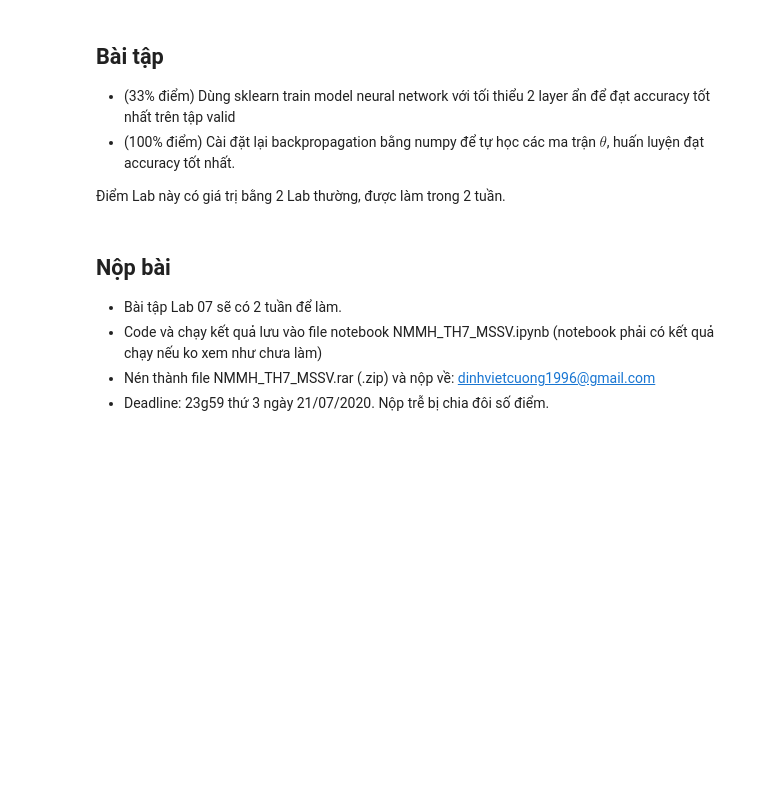
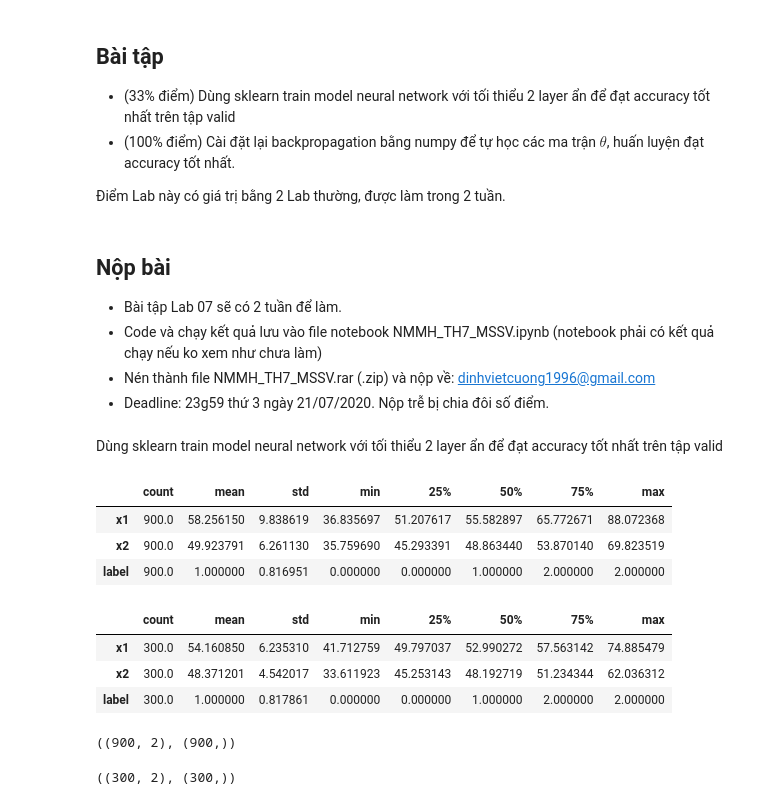
Before and after one commit to nhutnamhcmus/lab-machine-learning-solution, a Jupyter notebook: Lab07/Lab07.ipynb, the cells around one changed output. Cells and saved outputs as stored; diff of their text form; code cells hidden in the pictures; blank space fills up the shorter version.

```diff
--- a/Lab07/Lab07.ipynb
+++ b/Lab07/Lab07.ipynb
@@ -80,3 +80,5 @@ $$ L = \frac{1}{N} \sum_{x,y} - y_0 \log P_\theta(0|x) -  y_1 \log P_\theta(1|x)
 - Code và chạy kết quả lưu vào file notebook NMMH_TH7_MSSV.ipynb (notebook phải có kết quả chạy nếu ko xem như chưa làm)
 - Nén thành file NMMH_TH7_MSSV.rar (.zip) và nộp về: dinhvietcuong1996@gmail.com
 - Deadline: 23g59 thứ 3 ngày 21/07/2020. Nộp trễ bị chia đôi số điểm.
+# %% [markdown]
+Dùng sklearn train model neural network với tối thiểu 2 layer ẩn để đạt accuracy tốt nhất trên tập valid
@@ -82,0 +96,28 @@ $$ L = \frac{1}{N} \sum_{x,y} - y_0 \log P_\theta(0|x) -  y_1 \log P_\theta(1|x)
+# %%
+df_train = pd.read_csv('./bt_train.csv')
+df_train.describe().transpose()
+# %% [output]
+|  | count | mean | std | min | 25% | 50% | 75% | max |
+| x1 | 900.0 | 58.256150 | 9.838619 | 36.835697 | 51.207617 | 55.582897 | 65.772671 | 88.072368 |
+| x2 | 900.0 | 49.923791 | 6.261130 | 35.759690 | 45.293391 | 48.863440 | 53.870140 | 69.823519 |
+| label | 900.0 | 1.000000 | 0.816951 | 0.000000 | 0.000000 | 1.000000 | 2.000000 | 2.000000 |
+# %%
+df_valid = pd.read_csv('./bt_valid.csv')
+df_valid.describe().transpose()
+# %% [output]
+|  | count | mean | std | min | 25% | 50% | 75% | max |
+| x1 | 300.0 | 54.160850 | 6.235310 | 41.712759 | 49.797037 | 52.990272 | 57.563142 | 74.885479 |
+| x2 | 300.0 | 48.371201 | 4.542017 | 33.611923 | 45.253143 | 48.192719 | 51.234344 | 62.036312 |
+| label | 300.0 | 1.000000 | 0.817861 | 0.000000 | 0.000000 | 1.000000 | 2.000000 | 2.000000 |
+# %%
+X_train = df_train.drop(['label'], axis=1)
+y_train = df_train.label
+X_train.shape, y_train.shape
+# %% [output]
+((900, 2), (900,))
+# %%
+X_test = df_valid.drop(['label'], axis=1)
+y_test = df_valid.label
+X_test.shape, y_test.shape
+# %% [output]
+((300, 2), (300,))
```
Also changed, not shown: parts of 4 cells of this notebook.
